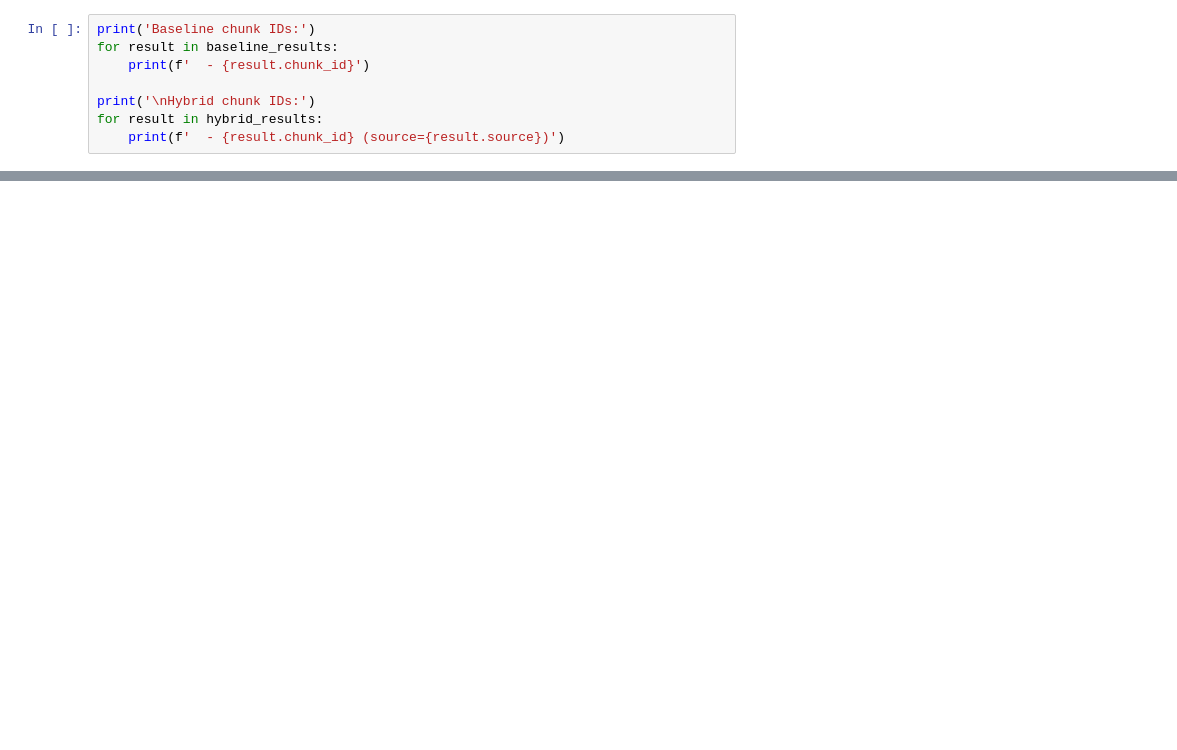
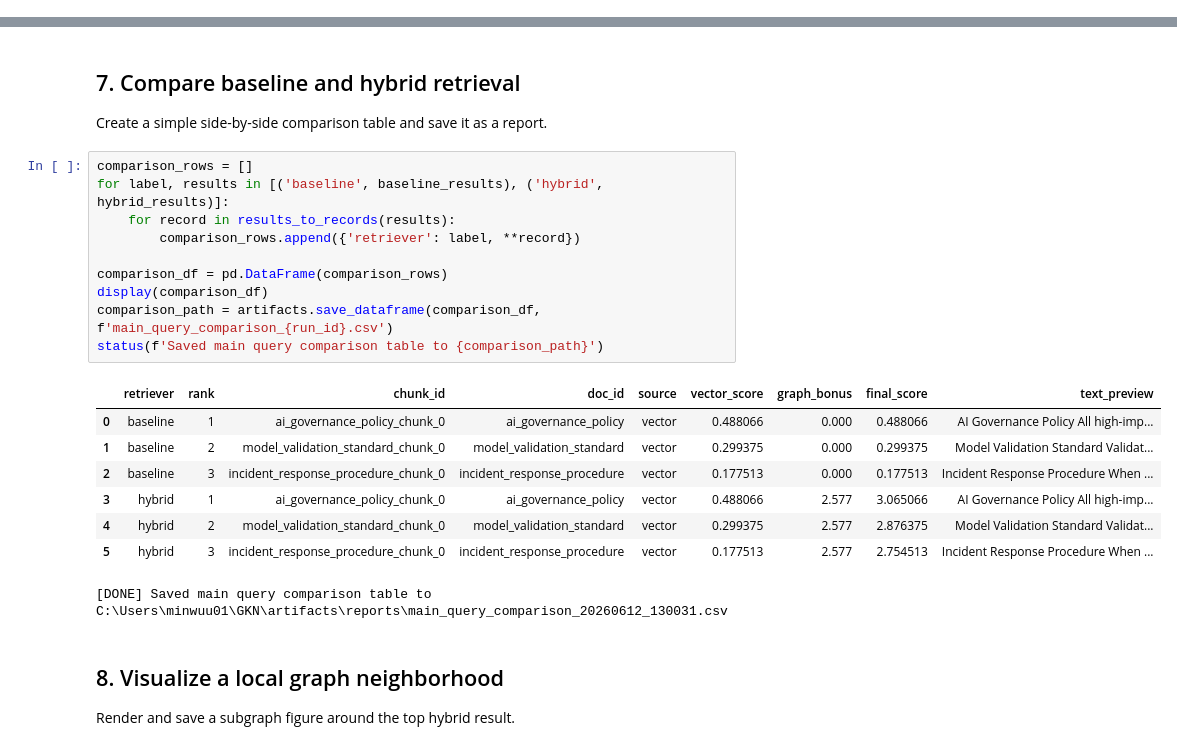
Before and after one commit to minw0607/geometric_knowledge_network, a Jupyter notebook: notebooks/knowledge_network_demo.ipynb, the cells around one changed output, grey strips where cells are left out. Cells and saved outputs as stored; diff of their text form; blank space fills up the shorter version.

```diff
--- a/notebooks/99_end_to_end_demo.ipynb
+++ b/notebooks/knowledge_network_demo.ipynb
@@ -166,8 +0,0 @@ This side-by-side comparison helps illustrate whether graph expansion changes wh
-# %%
-print('Baseline chunk IDs:')
-for result in baseline_results:
-    print(f'  - {result.chunk_id}')
-
-print('\nHybrid chunk IDs:')
-for result in hybrid_results:
-    print(f'  - {result.chunk_id} (source={result.source})')
@@ -240,0 +224,27 @@ The next goal is to strengthen the comparison with richer graph semantics, stron
+# %% [markdown]
+## 7. Compare baseline and hybrid retrieval
+
+Create a simple side-by-side comparison table and save it as a report.
+# %%
+comparison_rows = []
+for label, results in [('baseline', baseline_results), ('hybrid', hybrid_results)]:
+    for record in results_to_records(results):
+        comparison_rows.append({'retriever': label, **record})
+
+comparison_df = pd.DataFrame(comparison_rows)
+display(comparison_df)
+comparison_path = artifacts.save_dataframe(comparison_df, f'main_query_comparison_{run_id}.csv')
+status(f'Saved main query comparison table to {comparison_path}')
+# %% [output]
+|  | retriever | rank | chunk_id | doc_id | source | vector_score | graph_bonus | final_score | text_preview |
+| 0 | baseline | 1 | ai_governance_policy_chunk_0 | ai_governance_policy | vector | 0.488066 | 0.000 | 0.488066 | AI Governance Policy All high-imp... |
+| 1 | baseline | 2 | model_validation_standard_chunk_0 | model_validation_standard | vector | 0.299375 | 0.000 | 0.299375 | Model Validation Standard Validat... |
+| 2 | baseline | 3 | incident_response_procedure_chunk_0 | incident_response_procedure | vector | 0.177513 | 0.000 | 0.177513 | Incident Response Procedure When ... |
+| 3 | hybrid | 1 | ai_governance_policy_chunk_0 | ai_governance_policy | vector | 0.488066 | 2.577 | 3.065066 | AI Governance Policy All high-imp... |
+| 4 | hybrid | 2 | model_validation_standard_chunk_0 | model_validation_standard | vector | 0.299375 | 2.577 | 2.876375 | Model Validation Standard Validat... |
+| 5 | hybrid | 3 | incident_response_procedure_chunk_0 | incident_response_procedure | vector | 0.177513 | 2.577 | 2.754513 | Incident Response Procedure When ... |
+[DONE] Saved main query comparison table to C:\Users\minwuu01\GKN\artifacts\reports\main_query_comparison_20260612_130031.csv
+# %% [markdown]
+## 8. Visualize a local graph neighborhood
+
+Render and save a subgraph figure around the top hybrid result.
```
Also changed, not shown: parts of 39 cells of this notebook, 2 other files.
